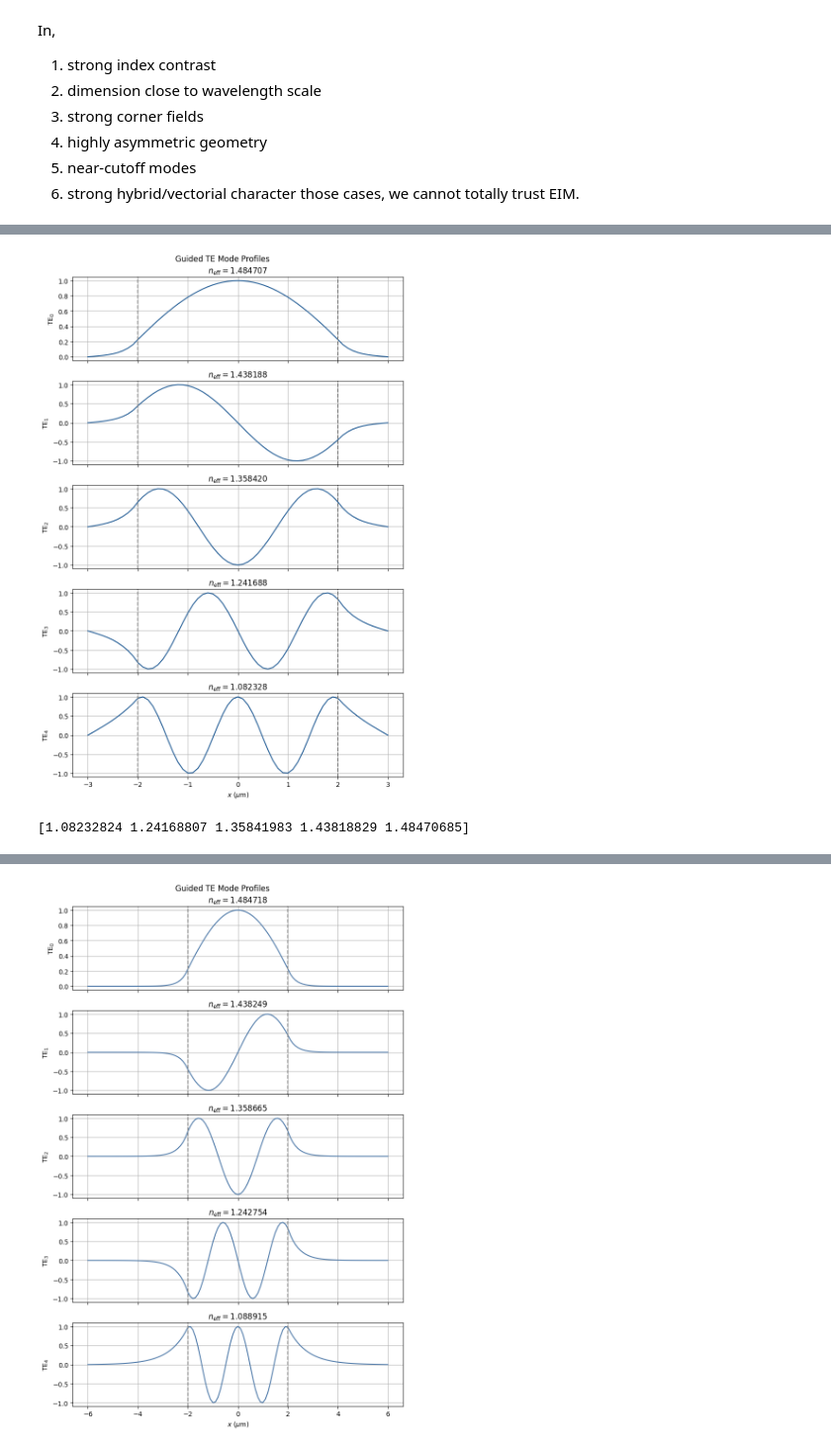
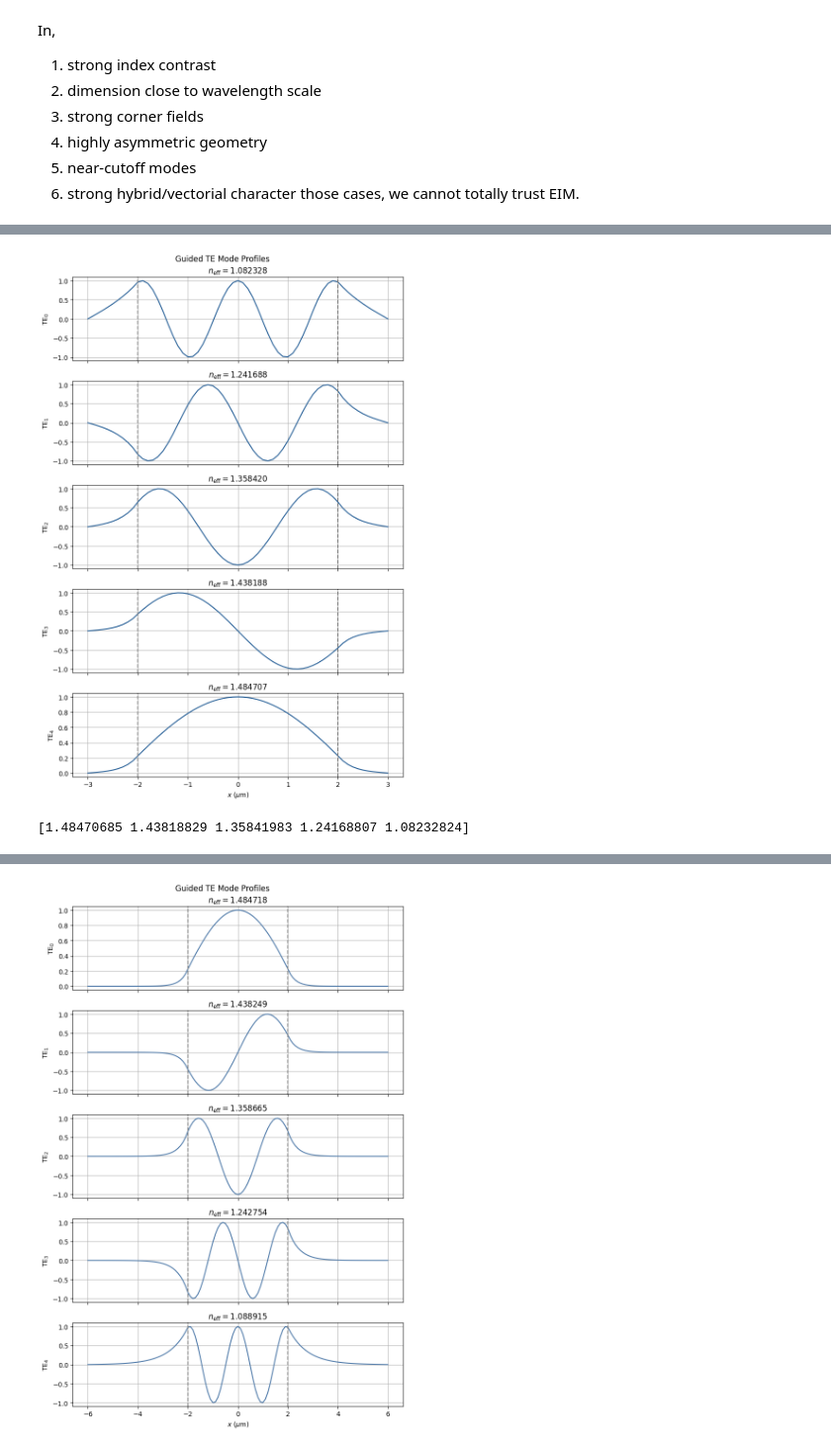
Before and after one commit to hyerim1212/maxwell-to-programmable-photonics, a Jupyter notebook: notebooks/09_guided_waves_and_dielectric_waveguide_modes.ipynb, the cells around one changed output, grey strips where cells are left out. Shown at 99% size. Saved outputs shown, nothing was run; the diff lists cells and outputs as text; code cells hidden in the pictures.

```diff
--- a/notebooks/09_guided_waves_and_dielectric_waveguide_modes.ipynb
+++ b/notebooks/09_guided_waves_and_dielectric_waveguide_modes.ipynb
@@ -624,10 +625,10 @@ Homogeneous Dirichlet boundary conditions are imposed at the artificial computat
 L_3 = 3
 delta_x = 0.1
 
+x = create_uniform_grid(L_3, delta_x)
+
 N_total = int(round((2 * L_3 / delta_x))) + 1
-N_int = N_total - 2
-
-x = np.linspace(-L_3, L_3, N_total)
+N_int = len(x) - 2
 
 
 #n
@@ -641,28 +642,28 @@ def slab_index_profile(x: np.ndarray, core_width: float, refractive_index_core:
     return refractive_index_profile
 
 #계수 행렬
-main_diag = -2.0 * np.ones(N_int)
-off_diag = np.ones(N_int - 1)
-D = (np.diag(main_diag) + np.diag(off_diag, -1) + np.diag(off_diag, 1))/ delta_x ** 2
+D = second_derivative_matrix(number_of_interior_points=N_int, grid_spacing=delta_x)
 
 # waveguide operator
-n = slab_index_profile(x, core_width, 1.5, 1.0)
-n_int = n[1:-1]
-n_squared_diag = np.diag(n_int**2)
+n = slab_index_profile(
+    x=x,
+    core_width=4.0,
+    refractive_index_core=1.5,
+    refractive_index_cladding=1.0,
+)
 
-A = D + ((k_0)**2) * n_squared_diag
+A = slab_waveguide_operator(D, n[1:-1], 2.0)
 # %%
 #eigensolver
-eigenvalues, eigenvectors = eigh(A)
+eigenvalues, eigenvectors = solve_eigenmodes(A)
 
 #
 lower_bound = (k_0 * 1.0)**2
 upper_bound = (k_0 * 1.5)**2
 guided_mask = ((eigenvalues > lower_bound) & (eigenvalues < upper_bound))
 
-guided_eigenvalues = eigenvalues[guided_mask]
-guided_eigenvectors = eigenvectors[:, guided_mask]
-guided_neff = np.sqrt(guided_eigenvalues) / k_0
+guided_eigenvalues, guided_eigenvectors, guided_neff = (
+    select_guided_modes(eigenvalues, eigenvectors, 2.0, 1.5, 1.0))
 
 fig, axes = plt.subplots(
     guided_eigenvalues.size,
@@ -695,35 +696,35 @@ for mode_order in range(guided_eigenvalues.size):
         -core_width / 2,
         linestyle="--",
         color = "grey"
     )
 
     ax.axvline(
         core_width / 2,
         linestyle="--",
         color = "grey"
     )
 
     ax.set_ylabel(
         rf"TE$_{{{mode_order}}}$"
     )
 
     ax.set_title(
         rf"$n_{{\mathrm{{eff}}}} = {guided_neff[column_index]:.6f}$"
     )
 
     ax.grid()
 
 axes[-1].set_xlabel(r"$x\;(\mu\mathrm{m})$")
 
 fig.suptitle("Guided TE Mode Profiles")
 
 plt.tight_layout()
 plt.show()
 
 print(guided_neff)
 # %% [output]
-[figure, old version]
+[figure, new version]
-[1.08232824 1.24168807 1.35841983 1.43818829 1.48470685]
+[1.48470685 1.43818829 1.35841983 1.24168807 1.08232824]
 # %% [markdown]
 너무 급격하게 0이 되어 버려요…
 
```
Also changed, not shown: parts of 4 cells of this notebook, 1 other file.
